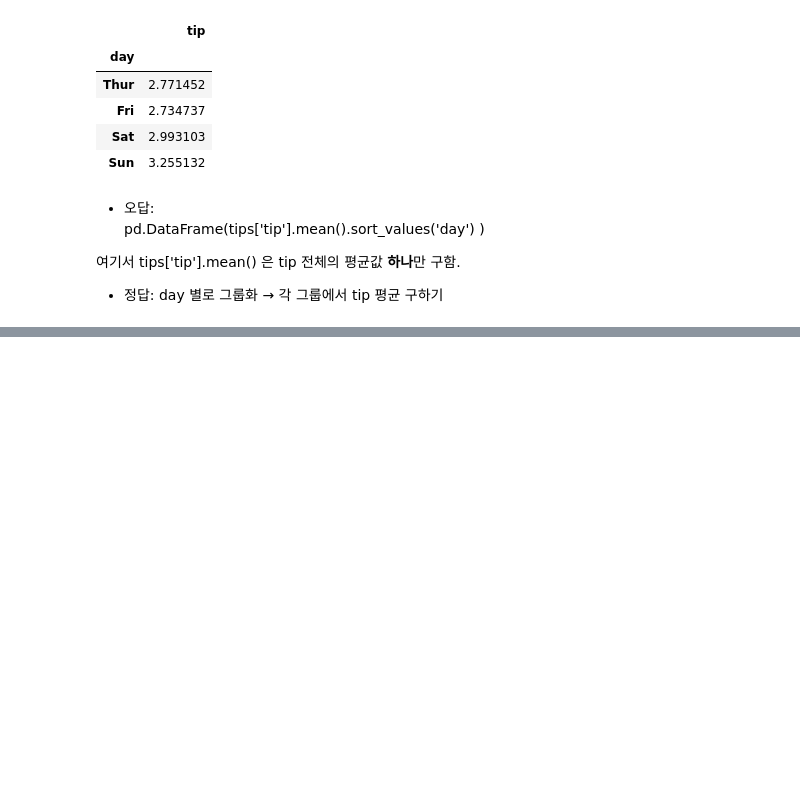
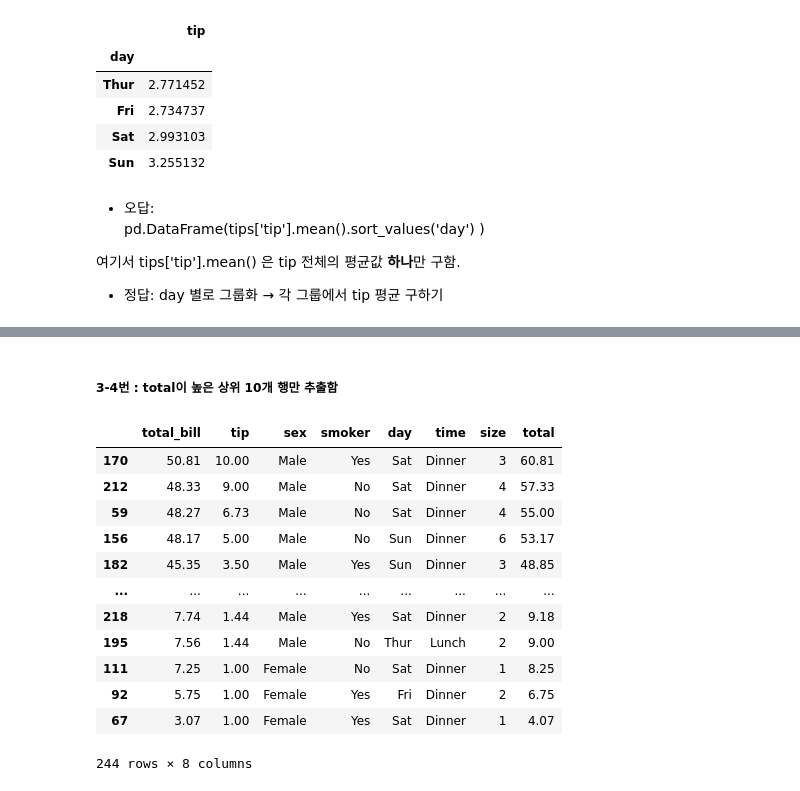
Before and after one commit to among5094/Big-Data-Integrated-Analysis, a Jupyter notebook: week03_CH03_판다스_라이브러리의_개요/CH03장_연습문제.ipynb, the cells around one changed output, grey strips where cells are left out. Cells and saved outputs as stored; diff of their text form; code cells hidden in the pictures; blank space fills up the shorter version.

```diff
--- a/week03_CH03_판다스_라이브러리의_개요/CH03장_연습문제.ipynb
+++ b/week03_CH03_판다스_라이브러리의_개요/CH03장_연습문제.ipynb
@@ -180,0 +243,18 @@ pd.DataFrame(tips['tip'].mean().sort_values('day') )
+# %% [markdown]
+##### 3-4번 : total이 높은 상위 10개 행만 추출함
+# %%
+tips.sort_values('total', ascending=False)
+# %% [output]
+|  | total_bill | tip | sex | smoker | day | time | size | total |
+| 170 | 50.81 | 10.00 | Male | Yes | Sat | Dinner | 3 | 60.81 |
+| 212 | 48.33 | 9.00 | Male | No | Sat | Dinner | 4 | 57.33 |
+| 59 | 48.27 | 6.73 | Male | No | Sat | Dinner | 4 | 55.00 |
+| 156 | 48.17 | 5.00 | Male | No | Sun | Dinner | 6 | 53.17 |
+| 182 | 45.35 | 3.50 | Male | Yes | Sun | Dinner | 3 | 48.85 |
+| ... | ... | ... | ... | ... | ... | ... | ... | ... |
+| 218 | 7.74 | 1.44 | Male | Yes | Sat | Dinner | 2 | 9.18 |
+| 195 | 7.56 | 1.44 | Male | No | Thur | Lunch | 2 | 9.00 |
+| 111 | 7.25 | 1.00 | Female | No | Sat | Dinner | 1 | 8.25 |
+| 92 | 5.75 | 1.00 | Female | Yes | Fri | Dinner | 2 | 6.75 |
+| 67 | 3.07 | 1.00 | Female | Yes | Sat | Dinner | 1 | 4.07 |
+244 rows × 8 columns
```
Also changed, not shown: parts of 8 cells of this notebook.
